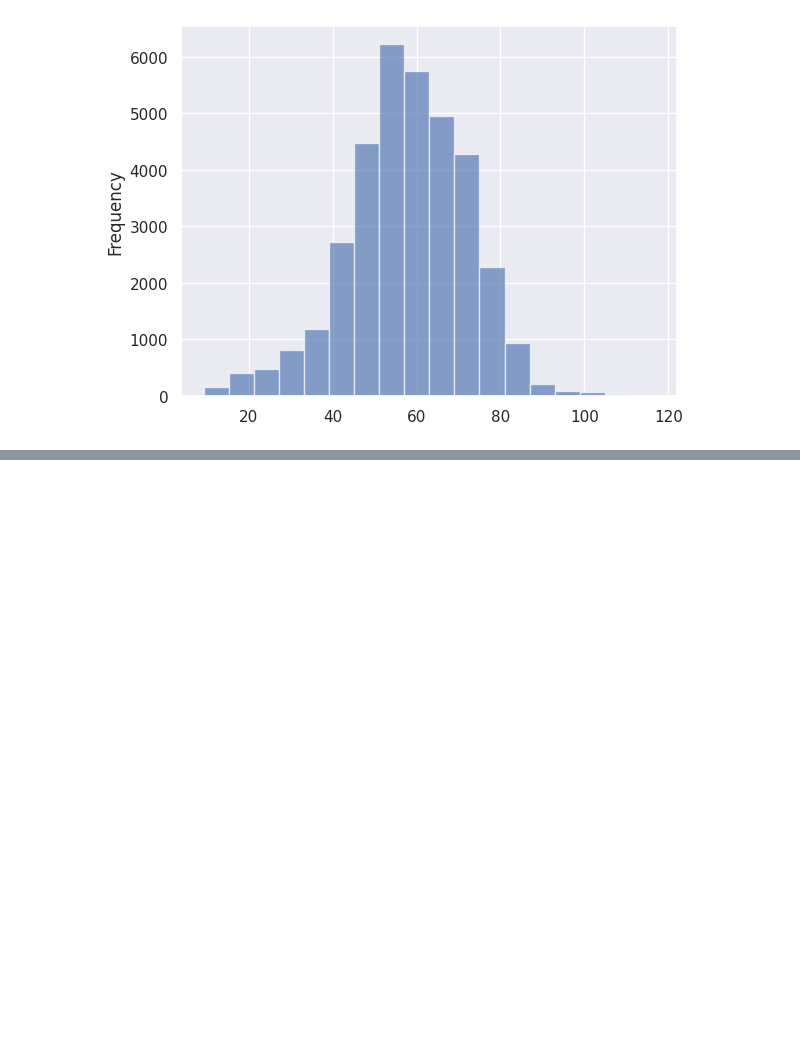
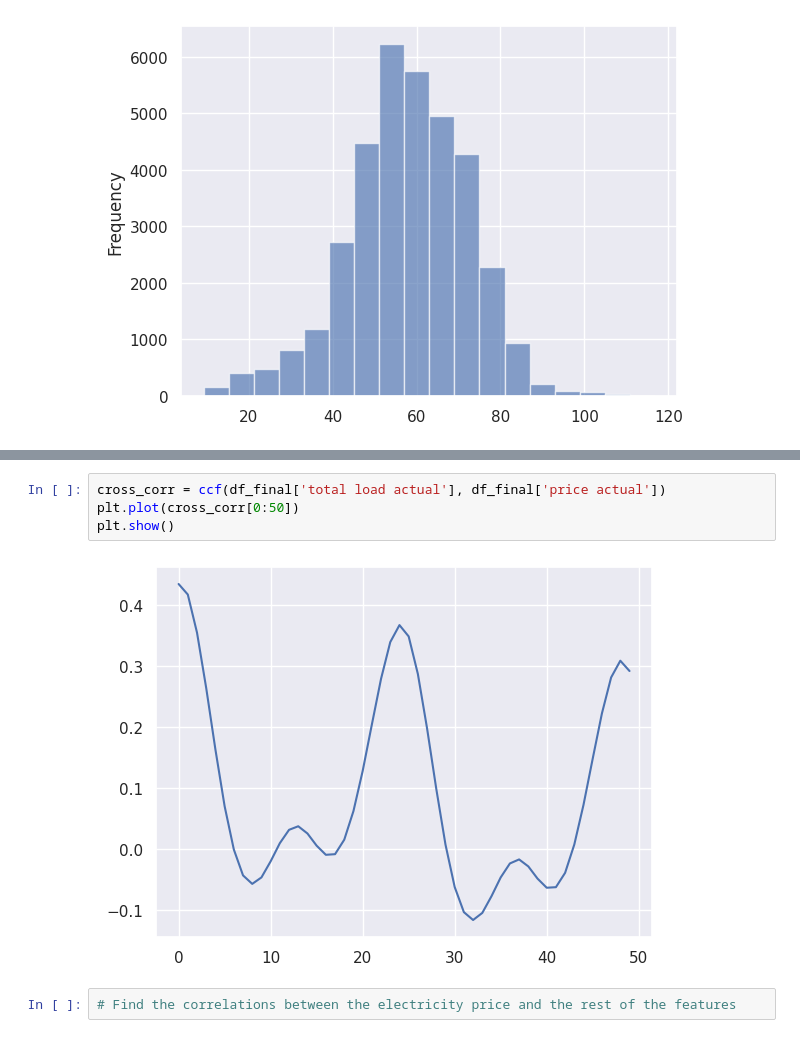
Before and after one commit to tdavies66/Electricity-Price-Forecasting-DNNs-EDA-Kaggle-, a Jupyter notebook: Notebooks/notebook1.ipynb, the cells around one changed output, grey strips where cells are left out. Saved outputs shown, nothing was run; the diff lists cells and outputs as text; blank space fills up the shorter version.

```diff
--- a/Notebooks/notebook1.ipynb
+++ b/Notebooks/notebook1.ipynb
@@ -607,0 +692,8 @@ ax = df_energy['price actual'].plot.hist(bins=18, alpha=0.65)
+# %%
+cross_corr = ccf(df_final['total load actual'], df_final['price actual'])
+plt.plot(cross_corr[0:50])
+plt.show()
+# %% [output]
+[figure, added]
+# %%
+# Find the correlations between the electricity price and the rest of the features
```
Also changed, not shown: parts of 8 cells of this notebook.
